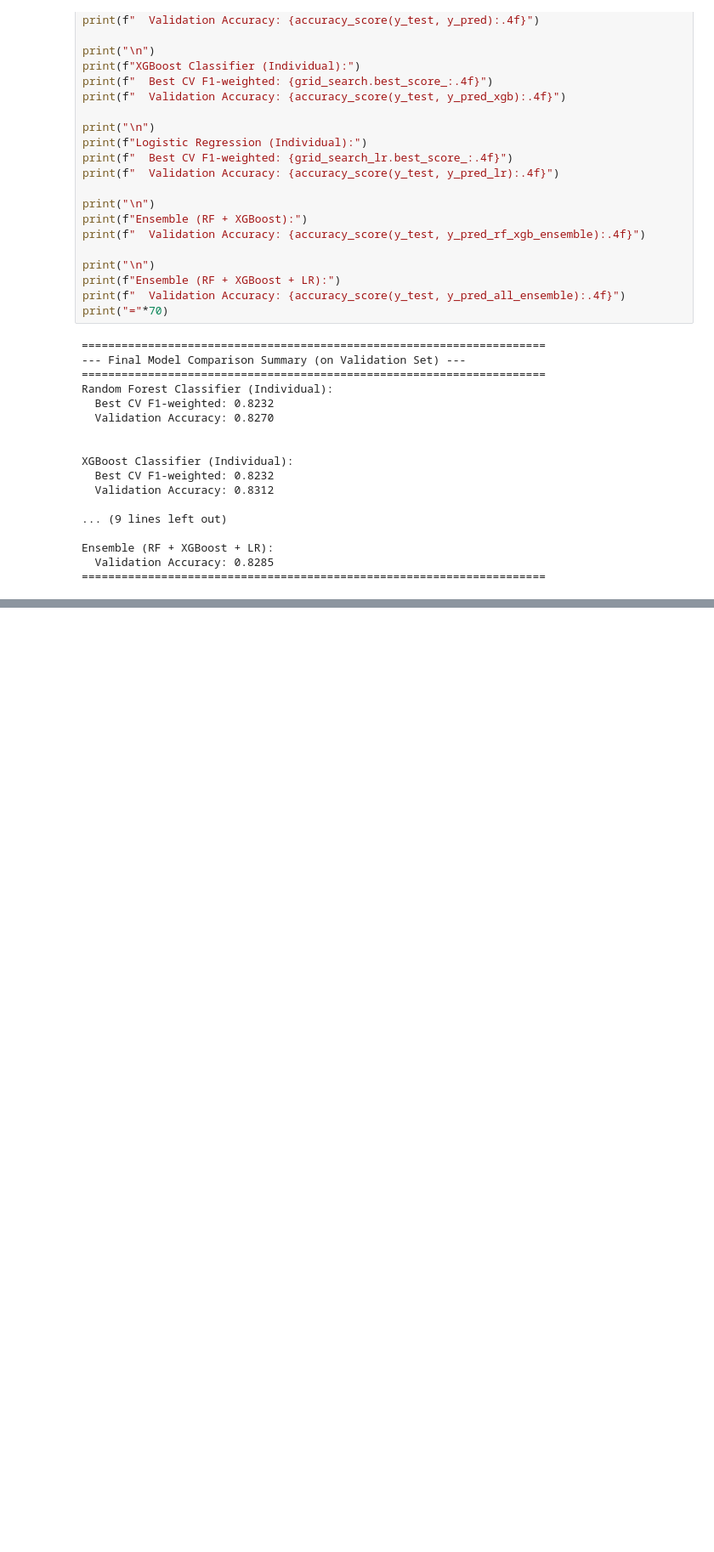
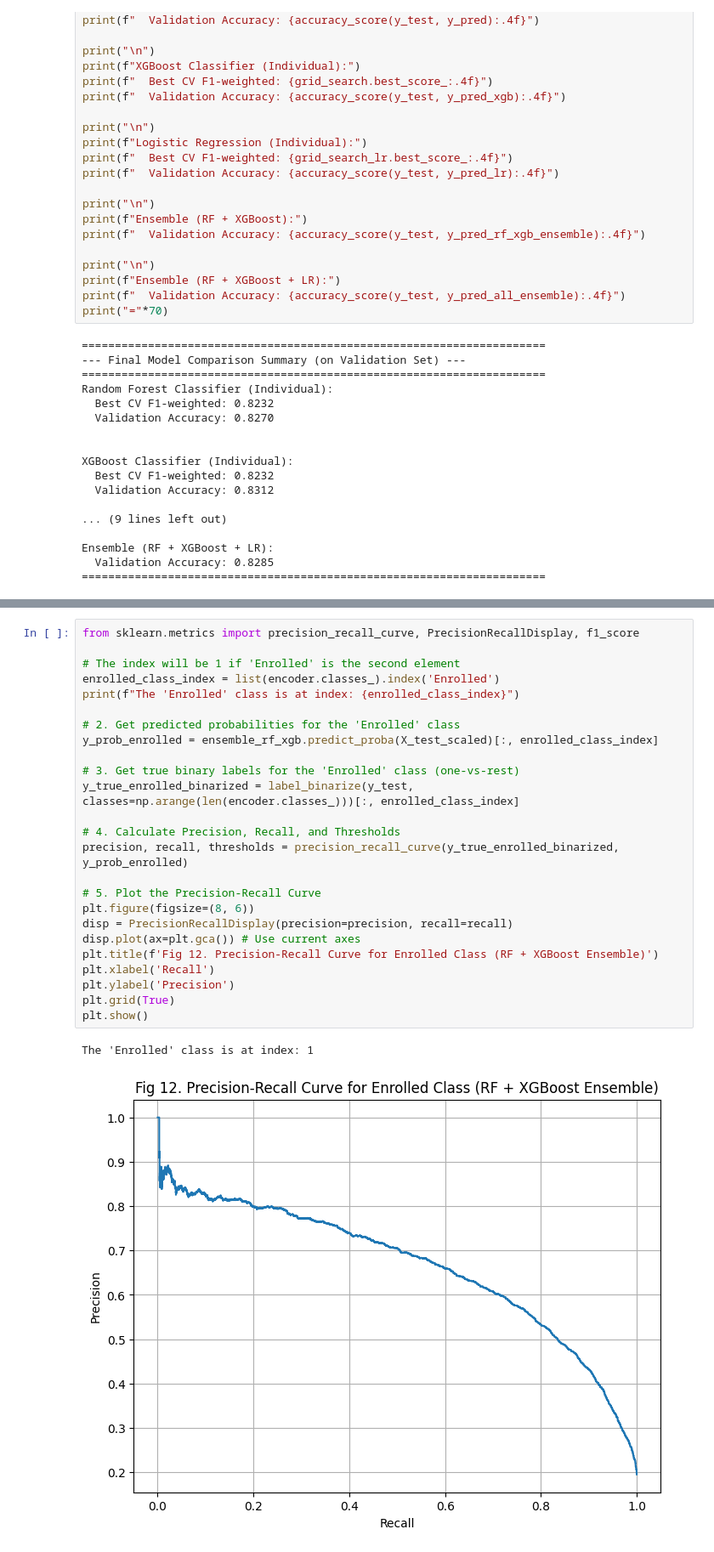
Before and after one commit to Milanomac/Classification-with-an-Academic-Success-Dataset, a Jupyter notebook: notebook.ipynb, the cells around one changed output, grey strips where cells are left out. Shown at 85% size. Saved outputs shown, nothing was run; the diff lists cells and outputs as text; blank space fills up the shorter version.

```diff
--- a/notebook.ipynb
+++ b/notebook.ipynb
@@ -838,0 +974,28 @@ plt.show()
+# %%
+from sklearn.metrics import precision_recall_curve, PrecisionRecallDisplay, f1_score
+
+# The index will be 1 if 'Enrolled' is the second element
+enrolled_class_index = list(encoder.classes_).index('Enrolled')
+print(f"The 'Enrolled' class is at index: {enrolled_class_index}")
+
+# 2. Get predicted probabilities for the 'Enrolled' class
+y_prob_enrolled = ensemble_rf_xgb.predict_proba(X_test_scaled)[:, enrolled_class_index]
+
+# 3. Get true binary labels for the 'Enrolled' class (one-vs-rest)
+y_true_enrolled_binarized = label_binarize(y_test, classes=np.arange(len(encoder.classes_)))[:, enrolled_class_index]
+
+# 4. Calculate Precision, Recall, and Thresholds
+precision, recall, thresholds = precision_recall_curve(y_true_enrolled_binarized, y_prob_enrolled)
+
+# 5. Plot the Precision-Recall Curve
+plt.figure(figsize=(8, 6))
+disp = PrecisionRecallDisplay(precision=precision, recall=recall)
+disp.plot(ax=plt.gca()) # Use current axes
+plt.title(f'Fig 12. Precision-Recall Curve for Enrolled Class (RF + XGBoost Ensemble)')
+plt.xlabel('Recall')
+plt.ylabel('Precision')
+plt.grid(True)
+plt.show()
+# %% [output]
+The 'Enrolled' class is at index: 1
+[figure, added]
```
Also changed, not shown: parts of 20 cells of this notebook.
